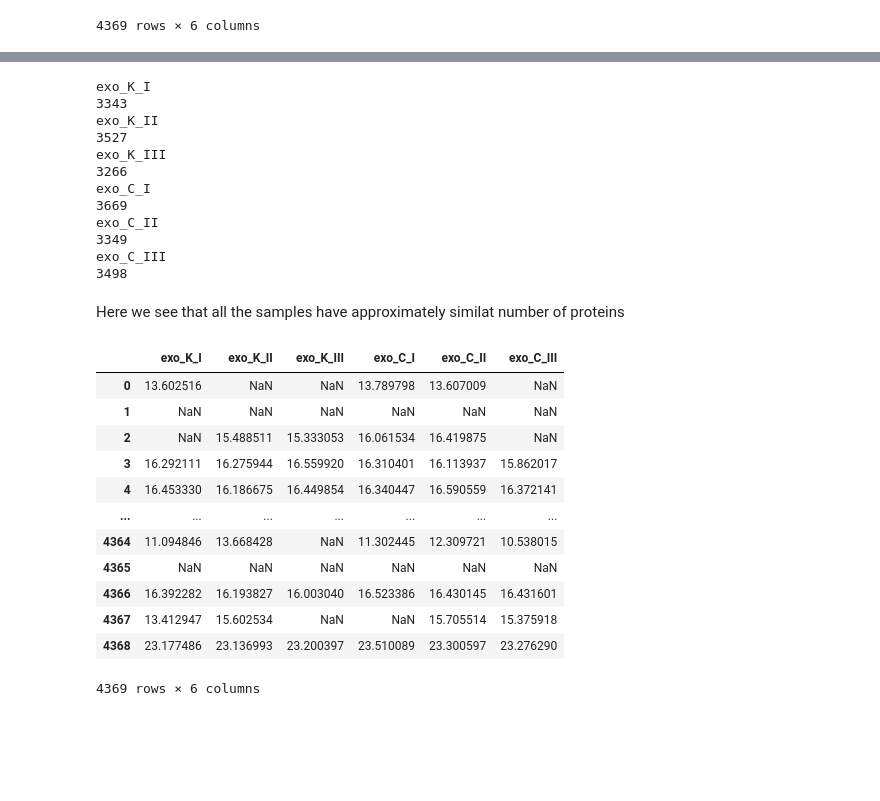
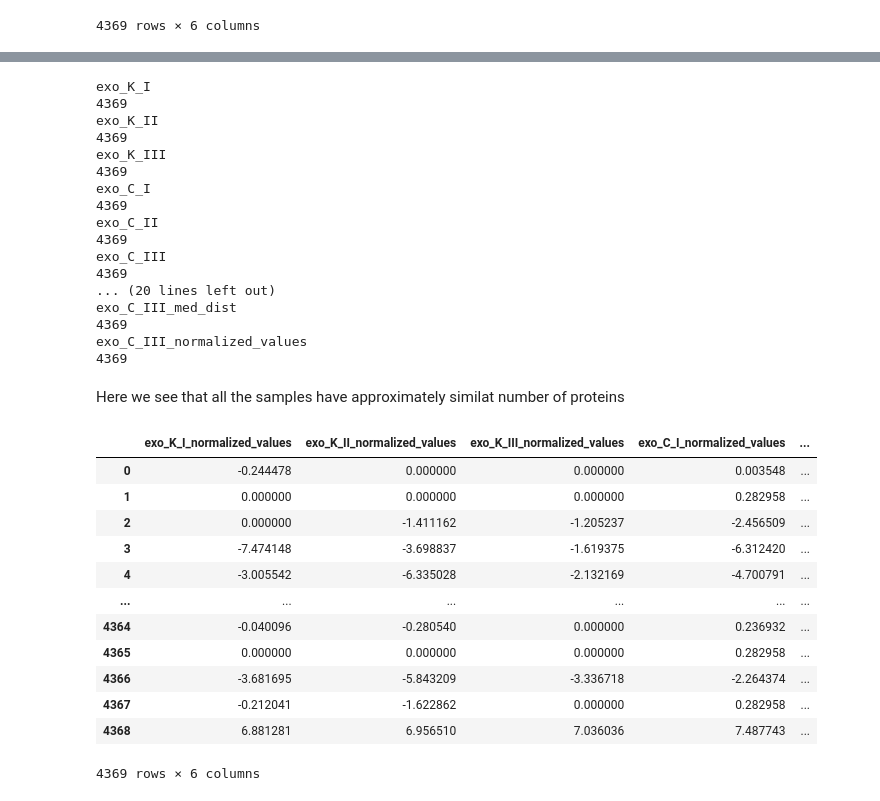
Before and after one commit to kuznetsovaks/Pancreatitis_project, a Jupyter notebook: code/Pancreatitis_FP_exo.ipynb, the cells around one changed output, grey strips where cells are left out. Cells and saved outputs as stored; diff of their text form; code cells hidden in the pictures; blank space fills up the shorter version.

```diff
--- a/code/Pancreatitis_FP_exo.ipynb
+++ b/code/Pancreatitis_FP_exo.ipynb
@@ -82,8 +82,3 @@ LFQ
 | 4367 | 10906.854 | 49754.324 | 0.000 | 0.000000e+00 | 5.343562e+04 | 4.252188e+04 |
 | 4368 | 9486775.000 | 9224207.000 | 9638630.000 | 1.194653e+07 | 1.033186e+07 | 1.015924e+07 |
 4369 rows × 6 columns
-# %%
-# Replacing the 0 values with nan
-
-LFQ.replace(0, np.nan, inplace=True)
-LFQ
@@ -103,0 +85,11 @@ LFQ
+# %%
+# Normalization on median
+
+for colname, colvalues in LFQ.iteritems():
+    med = colvalues.median()
+    new_colname = colname + '_med_dist'
+    LFQ[new_colname] = abs(colvalues - med)
+    median_deviation = LFQ[new_colname].median()
+    print(median_deviation)
+    norm_colname = colname + '_normalized_values'
+    LFQ[norm_colname] = LFQ[new_colname] / median_deviation
@@ -103,0 +119,5 @@ LFQ
+# %%
+LFQ_norm = LFQ[['exo_K_I_normalized_values', 'exo_K_II_normalized_values',
+                'exo_K_III_normalized_values', 'exo_C_I_normalized_values',
+                'exo_C_II_normalized_values', 'exo_C_III_normalized_values']]
+LFQ_norm
@@ -109,35 +143,40 @@ for (columnName, columnData) in LFQ.iteritems():
     print(sum(~np.isnan(columnData.values)))
 # %% [output]
 exo_K_I
-3343
+4369
 exo_K_II
-3527
+4369
 exo_K_III
-3266
+4369
 exo_C_I
-3669
+4369
 exo_C_II
-3349
+4369
 exo_C_III
-3498
+4369
+... (20 lines left out)
+exo_C_III_med_dist
+4369
+exo_C_III_normalized_values
+4369
 # %% [markdown]
 Here we see that all the samples have approximately similat number of proteins
 # %%
 # Taking log of the values
 
-LFQ_log = np.log2(LFQ)
+LFQ_log = np.log2(LFQ_norm)
 LFQ_log
 # %% [output]
-|  | exo_K_I | exo_K_II | exo_K_III | exo_C_I | exo_C_II | exo_C_III |
-| 0 | 13.602516 | NaN | NaN | 13.789798 | 13.607009 | NaN |
-| 1 | NaN | NaN | NaN | NaN | NaN | NaN |
-| 2 | NaN | 15.488511 | 15.333053 | 16.061534 | 16.419875 | NaN |
-| 3 | 16.292111 | 16.275944 | 16.559920 | 16.310401 | 16.113937 | 15.862017 |
-| 4 | 16.453330 | 16.186675 | 16.449854 | 16.340447 | 16.590559 | 16.372141 |
-| ... | ... | ... | ... | ... | ... | ... |
-| 4364 | 11.094846 | 13.668428 | NaN | 11.302445 | 12.309721 | 10.538015 |
-| 4365 | NaN | NaN | NaN | NaN | NaN | NaN |
-| 4366 | 16.392282 | 16.193827 | 16.003040 | 16.523386 | 16.430145 | 16.431601 |
-| 4367 | 13.412947 | 15.602534 | NaN | NaN | 15.705514 | 15.375918 |
-| 4368 | 23.177486 | 23.136993 | 23.200397 | 23.510089 | 23.300597 | 23.276290 |
+|  | exo_K_I_normalized_values | exo_K_II_normalized_values | exo_K_III_normalized_values | exo_C_I_normalized_values | ... |
+| 0 | -0.244478 | 0.000000 | 0.000000 | 0.003548 | ... |
+| 1 | 0.000000 | 0.000000 | 0.000000 | 0.282958 | ... |
+| 2 | 0.000000 | -1.411162 | -1.205237 | -2.456509 | ... |
+| 3 | -7.474148 | -3.698837 | -1.619375 | -6.312420 | ... |
+| 4 | -3.005542 | -6.335028 | -2.132169 | -4.700791 | ... |
+| ... | ... | ... | ... | ... | ... |
+| 4364 | -0.040096 | -0.280540 | 0.000000 | 0.236932 | ... |
+| 4365 | 0.000000 | 0.000000 | 0.000000 | 0.282958 | ... |
+| 4366 | -3.681695 | -5.843209 | -3.336718 | -2.264374 | ... |
+| 4367 | -0.212041 | -1.622862 | 0.000000 | 0.282958 | ... |
+| 4368 | 6.881281 | 6.956510 | 7.036036 | 7.487743 | ... |
 4369 rows × 6 columns
```
Also changed, not shown: parts of 14 cells of this notebook, 6 other files.
